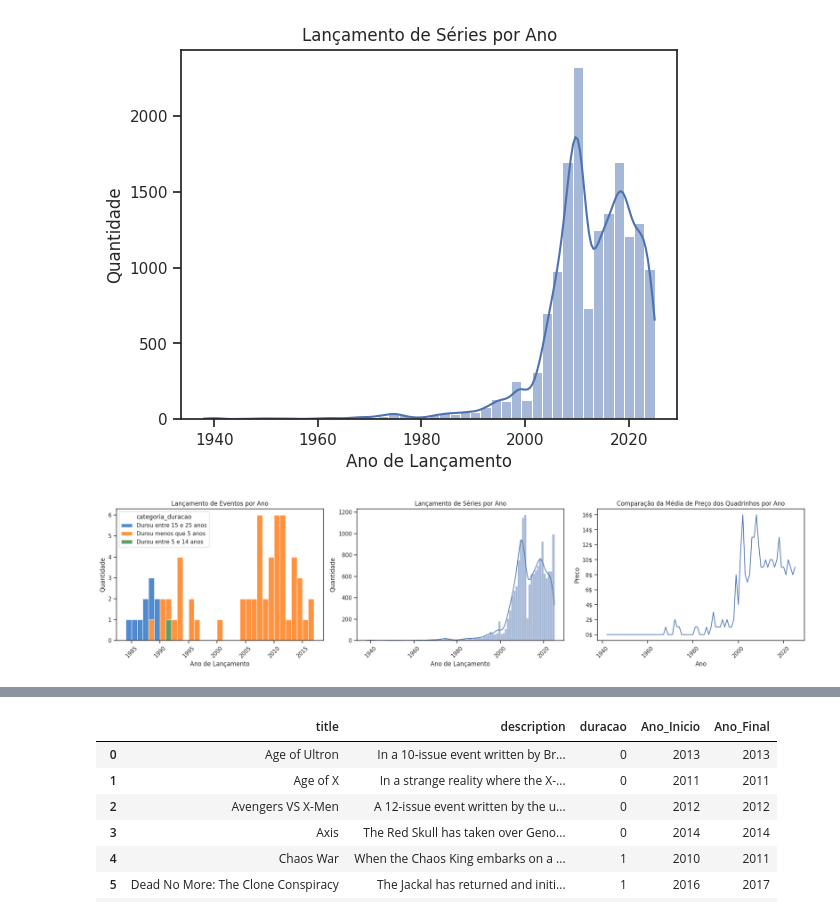
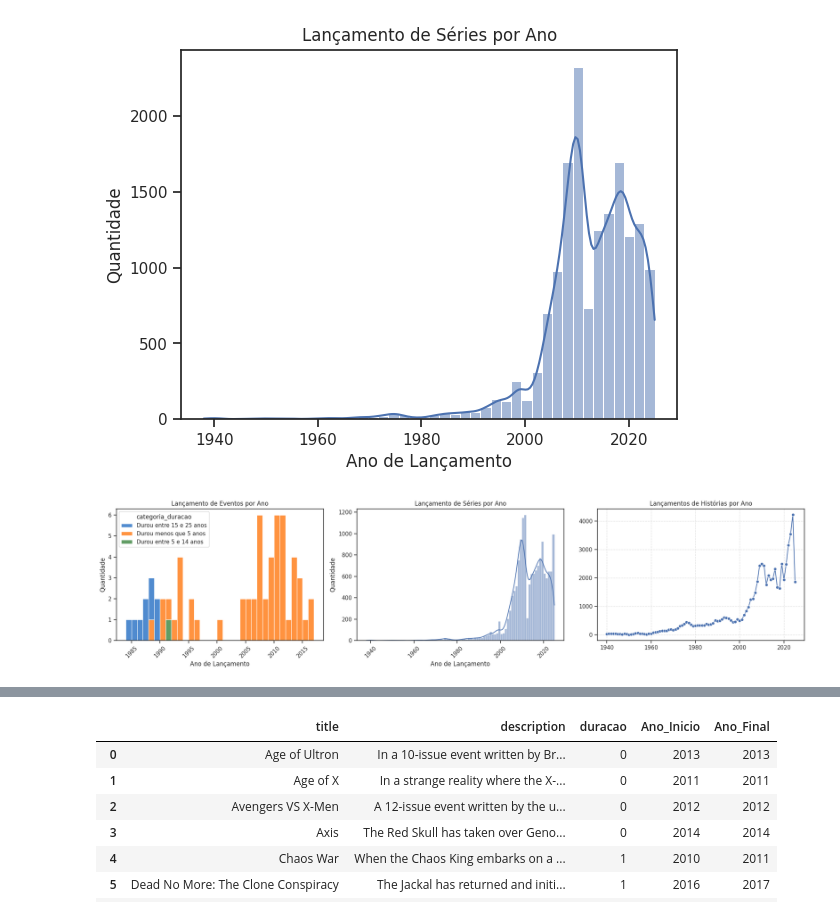
Before and after one commit to thamyrissacamoto/MarvelAPI, a Jupyter notebook: AnalisandoInsights.ipynb, the cells around one changed output, grey strips where cells are left out. Saved outputs shown, nothing was run; the diff lists cells and outputs as text; code cells hidden in the pictures.

```diff
--- a/AnalisandoInsights.ipynb
+++ b/AnalisandoInsights.ipynb
@@ -110,0 +93,32 @@ plt.show()
+# %%
+cols_with_nan = [col for col in characters.columns if characters[col].isna().sum() > 0]
+
+n = len(cols_with_nan)
+fig, axes = plt.subplots(nrows=(n + 1) // 2, ncols=2, figsize=(12, n * 2.5))
+axes = axes.flatten()
+
+for i, col in enumerate(cols_with_nan):
+    total = len(characters)
+    n_nulls = characters[col].isna().sum()
+    n_non_nulls = total - n_nulls
+
+    sizes = [n_nulls, n_non_nulls]
+    labels = ['Nulos', 'Não nulos']
+    colors = ['#fa5c5c','#d4d4d4']
+
+    axes[i].pie(
+        sizes,
+        labels=labels,
+        autopct='%1.1f%%',
+        colors=colors,
+        startangle=90,
+        textprops={'fontsize': 10}
+    )
+    axes[i].axis('equal')
+    axes[i].set_title(f'Proporção de Valores Nulos vs Não Nulos por Coluna')
+
+for j in range(i + 1, len(axes)):
+    fig.delaxes(axes[j])
+
+plt.tight_layout(rect=[0, 0, 1, 0.96])
+plt.show()
@@ -693,27 +674,28 @@ plt.show()
 # %%
 fig, axes = plt.subplots(1, 3, figsize=(20, 5))  # 1 row, 2 columns
 
 sns.histplot(data=events[(events["Ano_Inicio"] <= 2025) & (events["Ano_Inicio"] >= 1900)], x="Ano_Inicio", binwidth=1, hue="categoria_duracao", multiple="stack", ax = axes[0], palette=custom_colors)
 axes[0].set_title("Lançamento de Eventos por Ano")
 axes[0].set_xlabel("Ano de Lançamento")
 axes[0].set_ylabel("Quantidade")
 axes[0].tick_params(axis='x', rotation=45)
 
 #sns.histplot(data=series[(series["startYear"] >= 2010) & (series["startYear"] <= 2025)], x="startYear", kde=True, binwidth=1, ax=axes[1])
 sns.histplot(data=series[(series["startYear"] >= 1900) & (series["startYear"] <= 2025)], x="startYear", kde=True, binwidth=1, ax=axes[1])
 axes[1].set_title("Lançamento de Séries por Ano")
 axes[1].set_xlabel("Ano de Lançamento")
 axes[1].set_ylabel("Quantidade")
 axes[1].tick_params(axis='x', rotation=45)
 
-sns.lineplot(data=media_precos_maior_zero, x='Ano', y='Preco', markers=True, dashes=False)
-axes[2].set_title("Comparação da Média de Preço dos Quadrinhos por Ano")
-axes[2].tick_params(axis='x', rotation=45)
-formatter = FuncFormatter(lambda x, pos: f'{x:.0f}$')
-axes[2].yaxis.set_major_formatter(formatter)
+launches_per_year = comics.groupby('onsale_year').size().reset_index(name='Quantidade')
+sns.lineplot(data=launches_per_year, x='onsale_year', y='Quantidade', marker='o', color='b', ax=axes[2])
+axes[2].set_title('Lançamentos de Histórias por Ano')
+axes[2].set_xlabel('')
+axes[2].set_ylabel('')
+axes[2].grid(True, linestyle='--', alpha=0.6)
 
 
 plt.tight_layout()
 plt.show()
 # %% [output]
-[figure, old version]
+[figure, new version]
```
Also changed, not shown: parts of 11 cells of this notebook.
